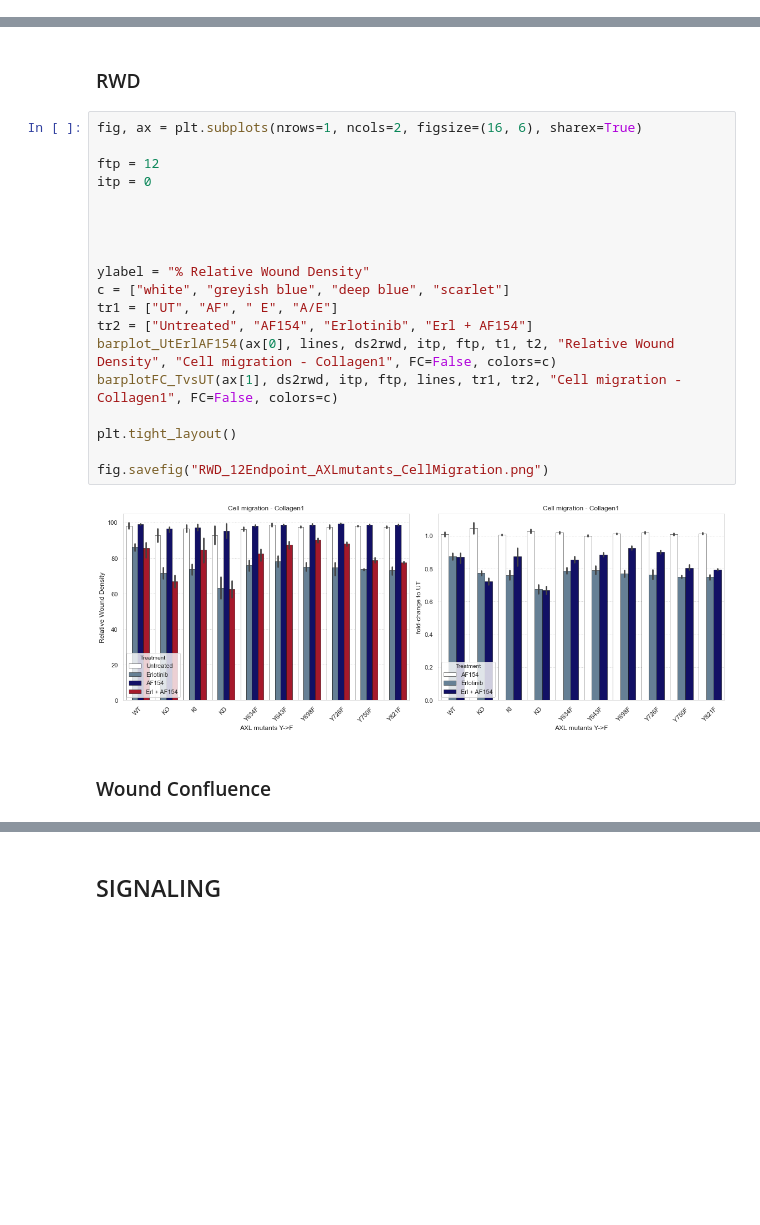
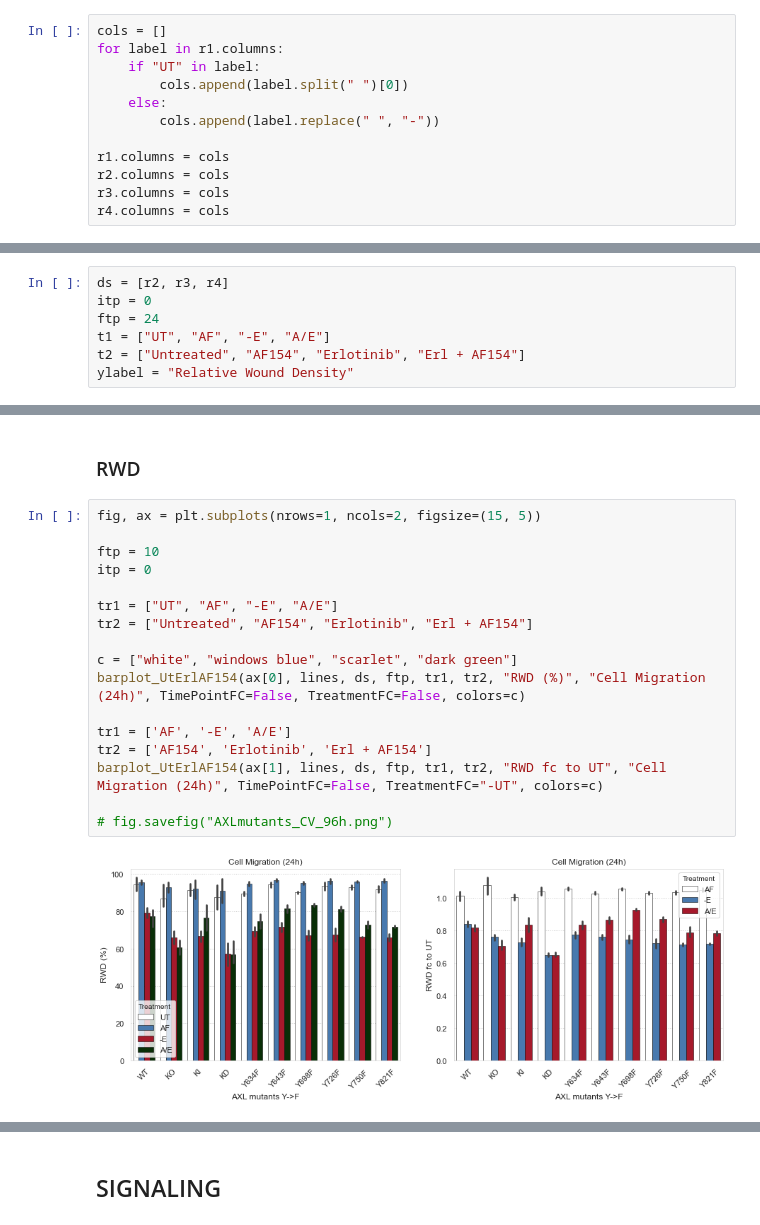
Before and after one commit to meyer-lab/DDMC, a Jupyter notebook: Fig2-CellMigration.ipynb, the cells around one changed output, grey strips where cells are left out. Saved outputs shown, nothing was run; the diff lists cells and outputs as text; blank space fills up the shorter version.

```diff
--- a/Fig2-CellMigration.ipynb
+++ b/Fig2-CellMigration.ipynb
@@ -207,0 +36,12 @@ fig.savefig("GreenWC_TimeLapse_AXLmutants_CellMigration.png")
+# %%
+cols = []
+for label in r1.columns:
+    if "UT" in label:
+        cols.append(label.split(" ")[0])
+    else:
+        cols.append(label.replace(" ", "-"))
+
+r1.columns = cols
+r2.columns = cols
+r3.columns = cols
+r4.columns = cols
@@ -207,0 +58,7 @@ fig.savefig("GreenWC_TimeLapse_AXLmutants_CellMigration.png")
+# %%
+ds = [r2, r3, r4]
+itp = 0
+ftp = 24
+t1 = ["UT", "AF", "-E", "A/E"]
+t2 = ["Untreated", "AF154", "Erlotinib", "Erl + AF154"]
+ylabel = "Relative Wound Density"
@@ -210,25 +71,21 @@ fig.savefig("GreenWC_TimeLapse_AXLmutants_CellMigration.png")
 # %% [markdown]
 ### RWD
 # %%
-fig, ax = plt.subplots(nrows=1, ncols=2, figsize=(16, 6), sharex=True)
+fig, ax = plt.subplots(nrows=1, ncols=2, figsize=(15, 5))
 
-ftp = 12
+ftp = 10
 itp = 0
 
+tr1 = ["UT", "AF", "-E", "A/E"]
+tr2 = ["Untreated", "AF154", "Erlotinib", "Erl + AF154"]
 
+c = ["white", "windows blue", "scarlet", "dark green"]
+barplot_UtErlAF154(ax[0], lines, ds, ftp, tr1, tr2, "RWD (%)", "Cell Migration (24h)", TimePointFC=False, TreatmentFC=False, colors=c)
 
+tr1 = ['AF', '-E', 'A/E']
+tr2 = ['AF154', 'Erlotinib', 'Erl + AF154']
+barplot_UtErlAF154(ax[1], lines, ds, ftp, tr1, tr2, "RWD fc to UT", "Cell Migration (24h)", TimePointFC=False, TreatmentFC="-UT", colors=c)
 
-ylabel = "% Relative Wound Density"
-c = ["white", "greyish blue", "deep blue", "scarlet"]
-tr1 = ["UT", "AF", " E", "A/E"]
-tr2 = ["Untreated", "AF154", "Erlotinib", "Erl + AF154"]
-barplot_UtErlAF154(ax[0], lines, ds2rwd, itp, ftp, t1, t2, "Relative Wound Density", "Cell migration - Collagen1", FC=False, colors=c)
-barplotFC_TvsUT(ax[1], ds2rwd, itp, ftp, lines, tr1, tr2, "Cell migration - Collagen1", FC=False, colors=c)
-
-plt.tight_layout()
-
-fig.savefig("RWD_12Endpoint_AXLmutants_CellMigration.png")
+# fig.savefig("AXLmutants_CV_96h.png")
 # %% [output]
-[figure, old version]
+[figure, new version]
-# %% [markdown]
-### Wound Confluence
```
Also changed, not shown: parts of 41 cells of this notebook, 9 other files.
